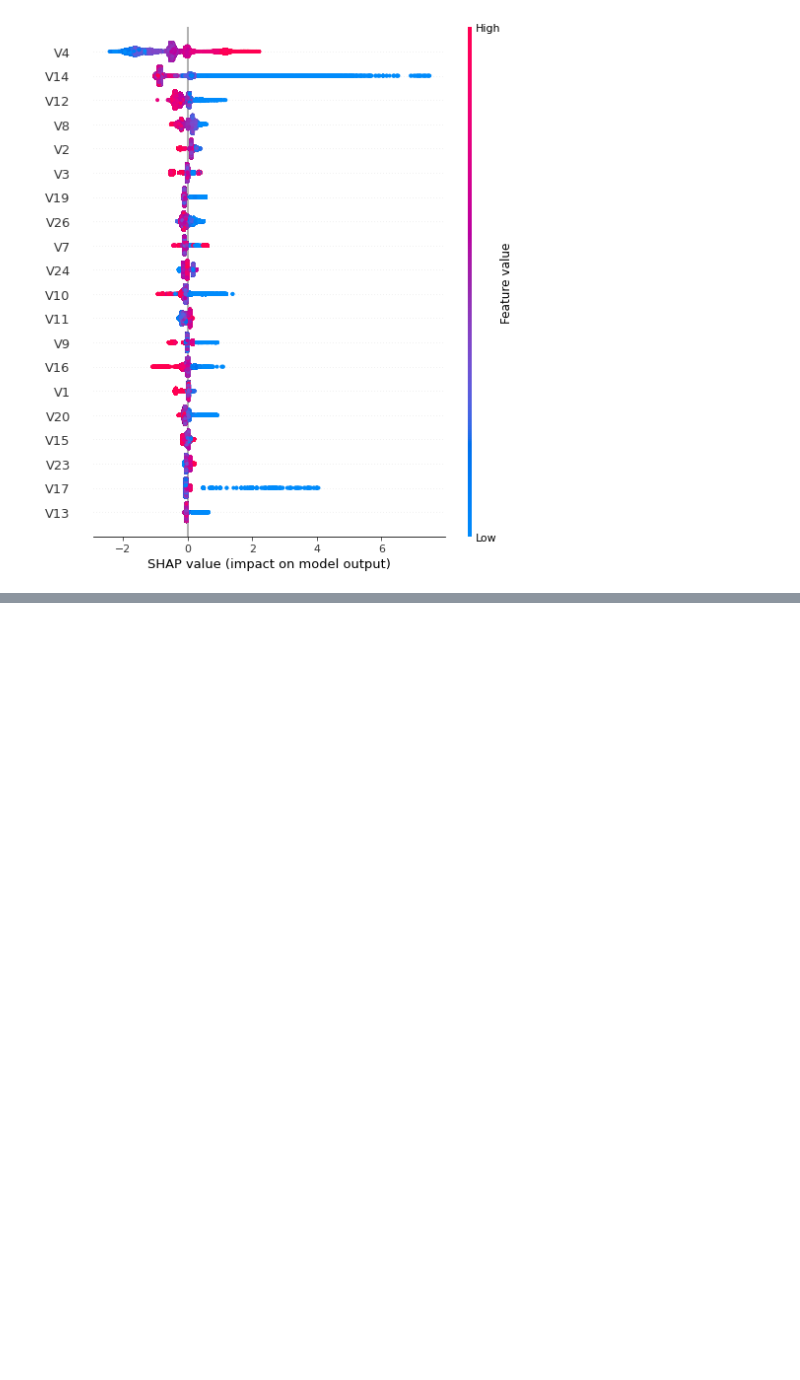
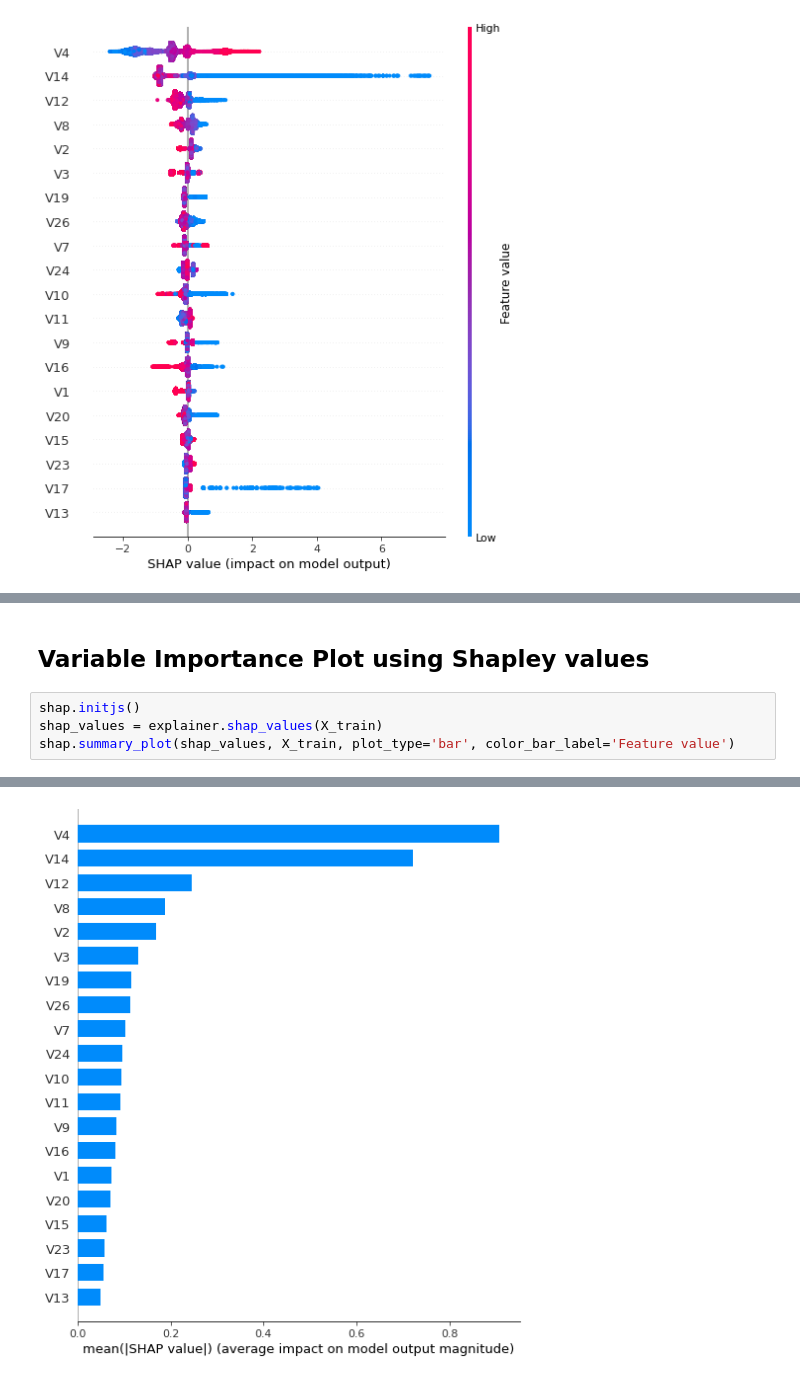
Before and after one commit to mohitkhannanu/udemy-tf-course, a Jupyter notebook: Model_Interpretation/XGBoost_SHAPELY.ipynb, the cells around one changed output, grey strips where cells are left out. Saved outputs shown, nothing was run; the diff lists cells and outputs as text; blank space fills up the shorter version.

```diff
--- a/Model_Interpretation/XGBoost_SHAPELY.ipynb
+++ b/Model_Interpretation/XGBoost_SHAPELY.ipynb
@@ -250,0 +269,7 @@ shap.summary_plot(shap_values, X_train)
+# %% [markdown]
+## **Variable Importance Plot using Shapley values**
+# %%
+shap.initjs()
+shap_values = explainer.shap_values(X_train)
+shap.summary_plot(shap_values, X_train, plot_type='bar', color_bar_label='Feature value')
+# %% [output]
@@ -250,0 +277 @@ shap.summary_plot(shap_values, X_train)
+[figure, added]
```
Also changed, not shown: parts of 12 cells of this notebook.
